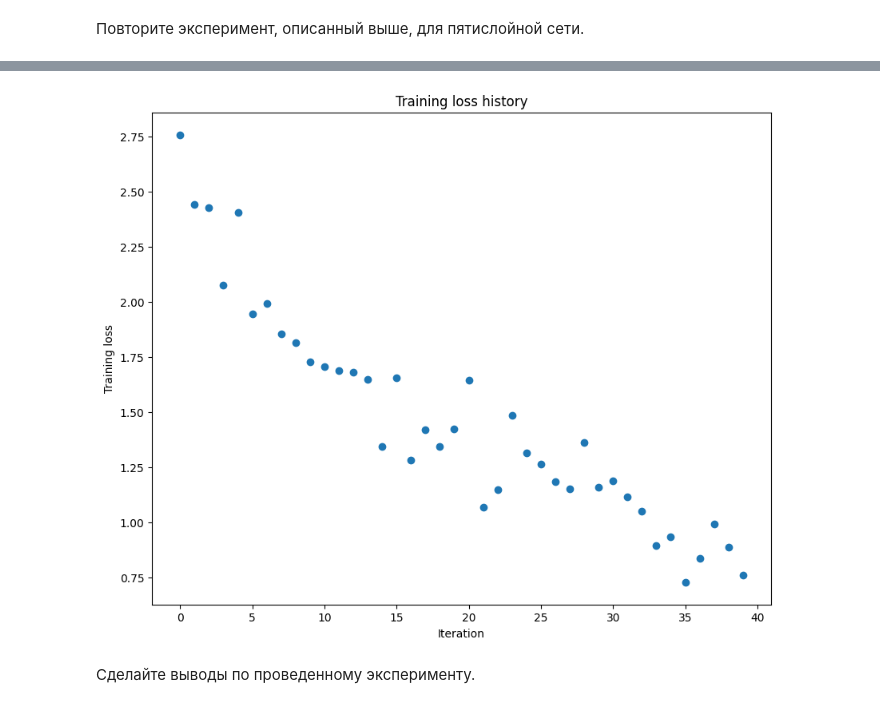
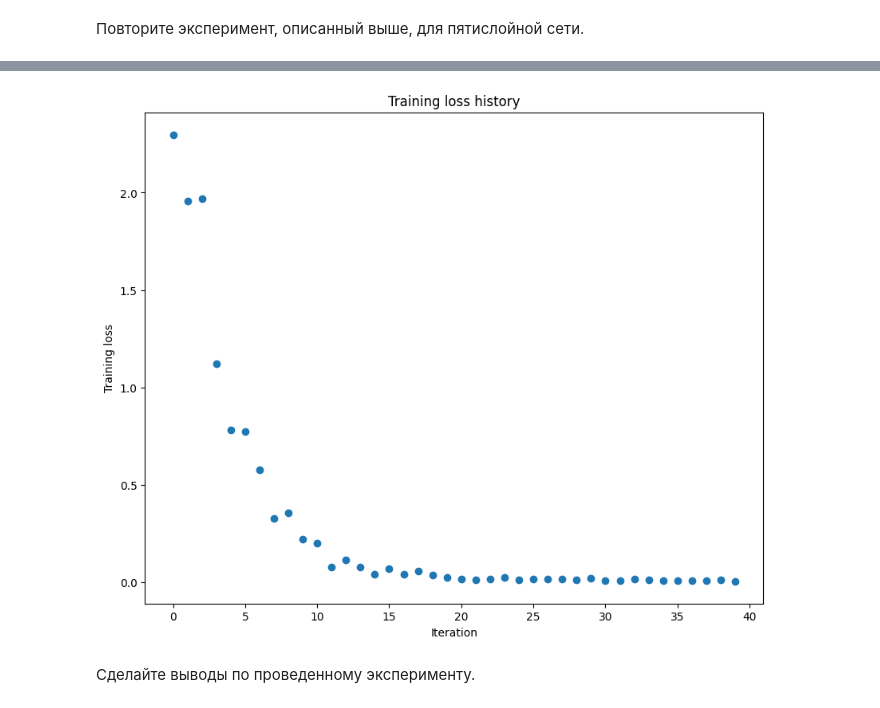
Before and after one commit to pillowiva/DL_IvanovaDM_6401, a Jupyter notebook: lab_3/assignment3.ipynb, the cells around one changed output, grey strips where cells are left out. Saved outputs shown, nothing was run; the diff lists cells and outputs as text; code cells hidden in the pictures.

```diff
--- a/lab_3/assignment3.ipynb
+++ b/lab_3/assignment3.ipynb
@@ -529,7 +516,7 @@ small_data = {
   'y_val': data['y_val'],
 }
 
-learning_rate = 1e-2
+learning_rate = 1e-1
 weight_scale = 1e-1
 input_dim = data["X_train"].shape[1]
 num_classes = np.max(data["y_train"]) + 1
@@ -576,3 +563,3 @@ plt.show()
-[figure, old version]
+[figure, new version]
 # %% [markdown]
 Сделайте выводы по проведенному эксперименту.
```
Also changed, not shown: parts of 44 cells of this notebook, 1 other file.
